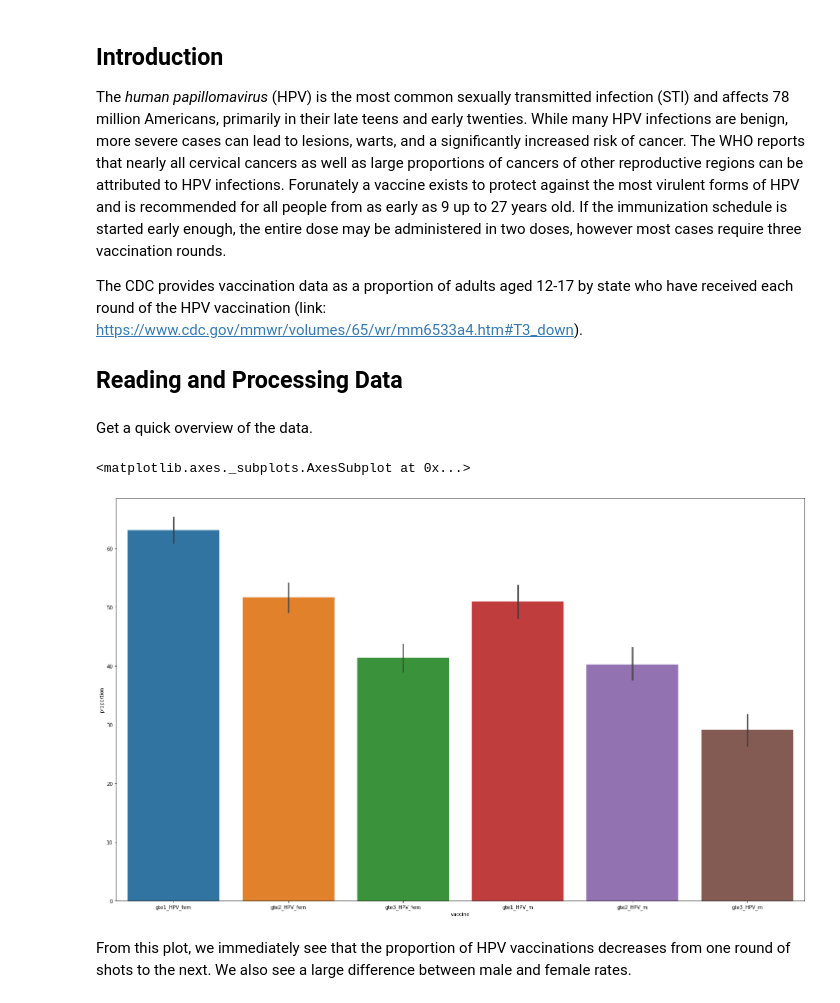
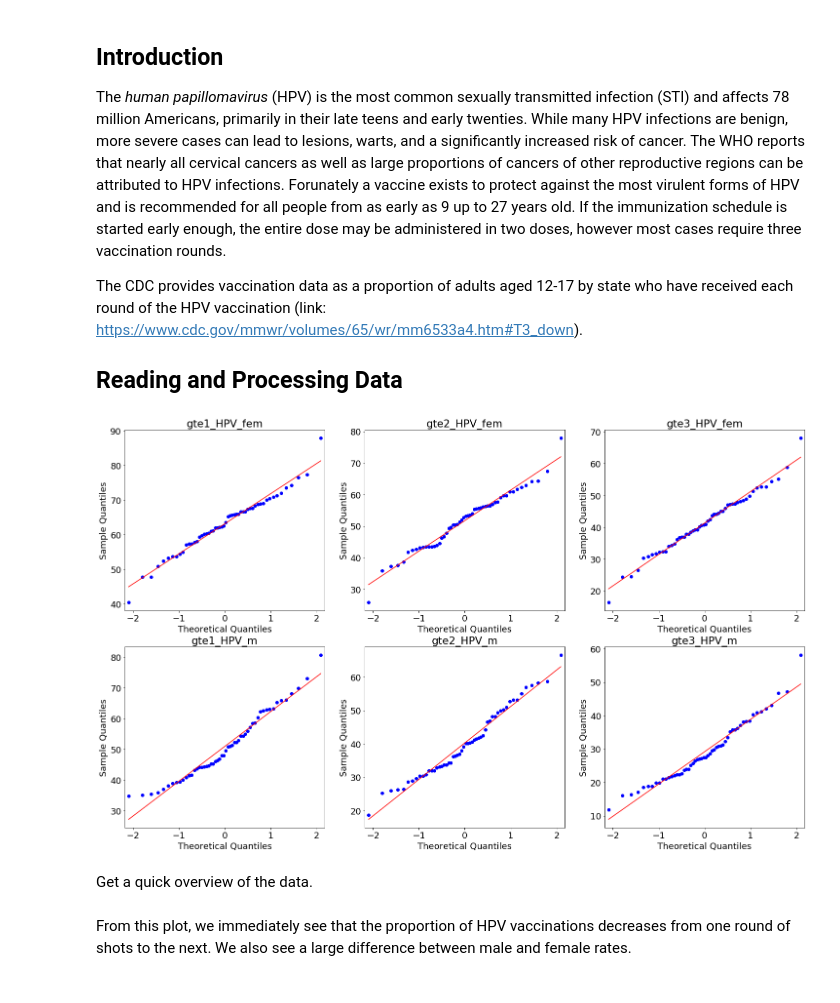
Before and after one commit to SpacemanSpiff7/BMI_stats_FinalProject, a Jupyter notebook: Longo_BMI_Final.ipynb, the cells around one changed output. Cells and saved outputs as stored; diff of their text form; code cells hidden in the pictures.

```diff
--- a/Longo_BMI_Final.ipynb
+++ b/Longo_BMI_Final.ipynb
@@ -20,6 +20,18 @@ The CDC provides vaccination data as a proportion of adults aged 12-17 by state
 import matplotlib.pyplot as plt
 plt.rcParams['figure.figsize'] = 25, 15
 plt.rcParams['font.size'] = 18
+# %%
+data['Vaccine Round'] = data['vaccine'].apply(lambda x: x.split('_')[0])
+data
+fig, ax = plt.subplots(2, 3)
+gender = ['fem', 'm']
+for i in range(3):
+    for j, g in enumerate(gender):
+        key = 'gte' + str(i+1) + '_HPV_' + g
+        sm.qqplot(data[data['vaccine'] == key]['proportion'], ax=ax[j,i], line='r')
+        ax[j,i].set_title(key)
+# %% [output]
+[figure, added]
 # %% [markdown]
 Get a quick overview of the data.
 # %%
@@ -27,10 +39,7 @@ import pandas as pd
 import seaborn as sns
 
 data = pd.read_csv('hpv_melt.csv')
-sns.barplot(x=data.vaccine, y=data.proportion)
+#sns.boxplot(x=data['Vaccine Round'], y=data['proportion'])
-# %% [output]
-<matplotlib.axes._subplots.AxesSubplot at 0x...>
-[figure, removed]
 # %% [markdown]
 From this plot, we immediately see that the proportion of HPV vaccinations decreases from one round of shots to the next. We also see a large difference between male and female rates.
 # %%
```
Also changed, not shown: parts of 21 cells of this notebook, 4 other files.
